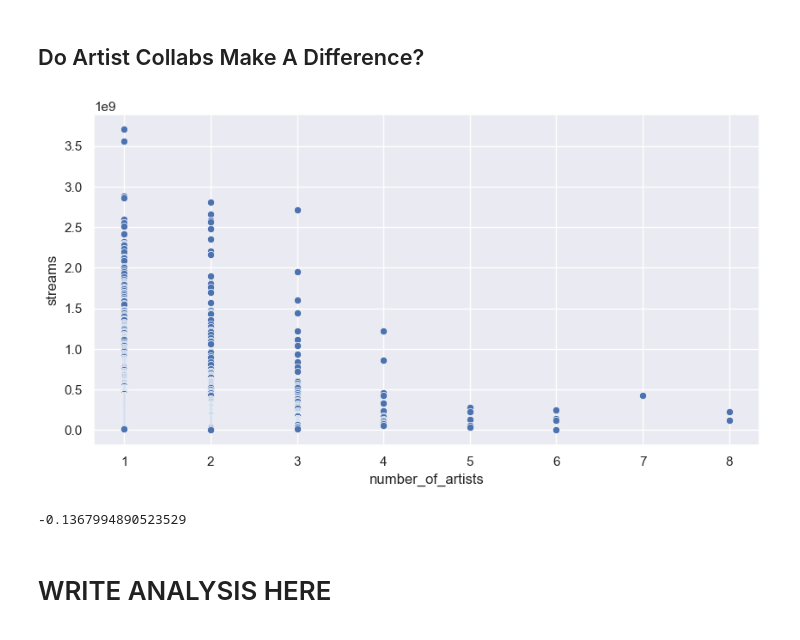
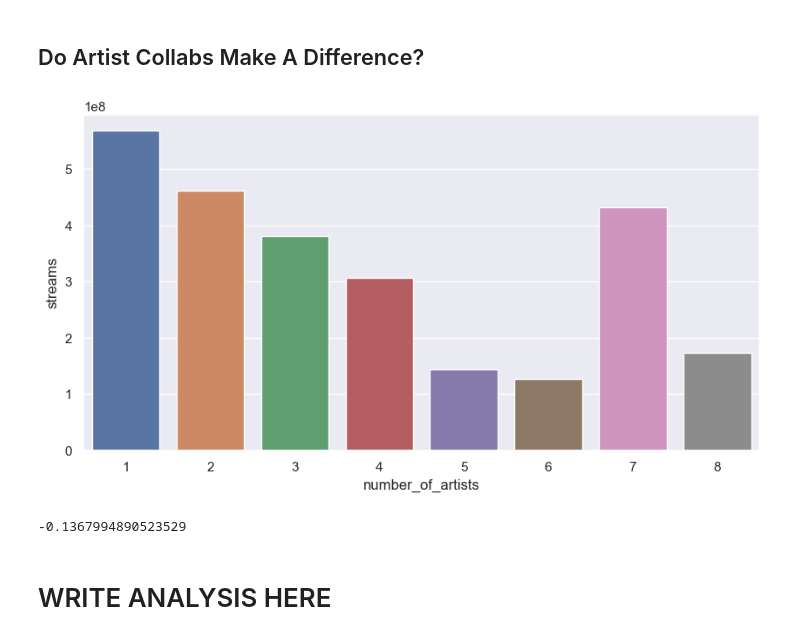
Before and after one commit to uzitak161/DS3000_Project, a Jupyter notebook: Project.EDA.ipynb, the cells around one changed output. Cells and saved outputs as stored; diff of their text form; code cells hidden in the pictures.

```diff
--- a/Project.EDA.ipynb
+++ b/Project.EDA.ipynb
@@ -179,16 +193,19 @@ Name: streams, dtype: float64
 # %%
 # Append a new column with the number of artists of the song
 df['number_of_artists'] = df['artist(s)_name'].apply(lambda x: len(x.split(',')))
 
-# Plot artist count vs streams
+# Aggregate by the number of artists and calculate the mean streams
+df_agg = df.groupby('number_of_artists').agg({'streams': 'mean'}).reset_index()
+
 plt.figure(figsize=(10, 5))
-sns.scatterplot(data=df, x='number_of_artists', y='streams')
+# Plot the number of artists and the mean streams
+sns.barplot(data=df_agg, x="number_of_artists", y="streams")
 plt.show()
 
 # Correlation of number_of_artists and streams
 print(df['number_of_artists'].corr(df['streams']))
 # %% [output]
-[figure, old version]
+[figure, new version]
 -0.1367994890523529
 # %% [markdown]
 # WRITE ANALYSIS HERE #
```
Also changed, not shown: parts of 4 cells of this notebook.
